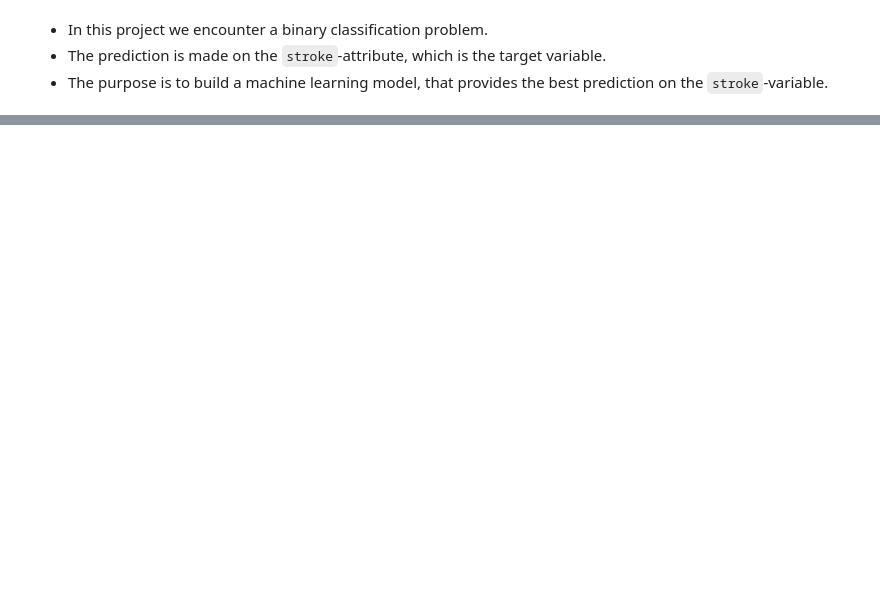
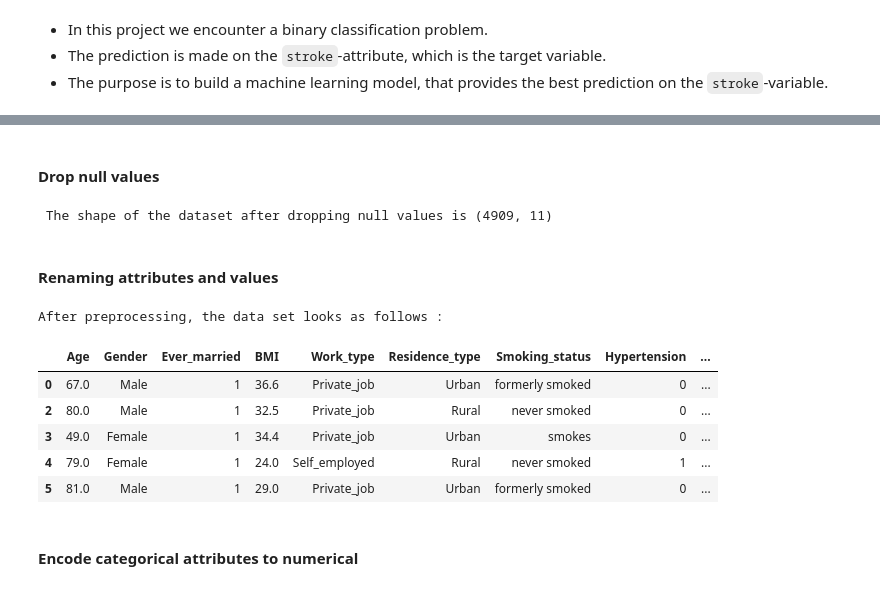
Before and after one commit to helenaglaring/BDM, a Jupyter notebook: BDM_stroke_prediction.ipynb, the cells around one changed output, grey strips where cells are left out. Cells and saved outputs as stored; diff of their text form; code cells hidden in the pictures; blank space fills up the shorter version.

```diff
--- a/BDM_stroke_prediction.ipynb
+++ b/BDM_stroke_prediction.ipynb
@@ -296,0 +275,32 @@ df.head()
+# %% [markdown]
+#### Drop null values
+# %%
+# Dropping null values from dataframe
+df.dropna(axis = 0, inplace = True)
+print (f' The shape of the dataset after dropping null values is {df.shape}')
+# %% [output]
+ The shape of the dataset after dropping null values is (4909, 11)
+# %% [markdown]
+#### Renaming attributes and values
+# %%
+
+df.rename(columns={"gender": "Gender","age": "Age","hypertension":"Hypertension","heart_disease":"Heart_disease","ever_married":"Ever_married","work_type":"Work_type","avg_glucose_level": "Avg_glucose_level","bmi":"BMI","smoking_status":"Smoking_status","stroke":"Stroke"}, inplace = True)
+
+df["Work_type"].replace({"Self-employed":"Self_employed","children":"Children", "Govt_job":"Government_job", "Private":"Private_job"}, inplace = True)
+#df["smoking_status"].replace({"never smoked":"Never Smoked","formerly smoked":"Formerly Smoked", "smokes":"Smokes"}, inplace = True)
+
+df = df[["Age","Gender","Ever_married","BMI","Work_type","Residence_type","Smoking_status","Hypertension","Heart_disease","Avg_glucose_level","Stroke"]]
+
+df["Ever_married"].replace({"No":0, "Yes":1}, inplace = True)
+print("After preprocessing, the data set looks as follows :")
+df.head()
+# %% [output]
+After preprocessing, the data set looks as follows :
+|  | Age | Gender | Ever_married | BMI | Work_type | Residence_type | Smoking_status | Hypertension | ... |
+| 0 | 67.0 | Male | 1 | 36.6 | Private_job | Urban | formerly smoked | 0 | ... |
+| 2 | 80.0 | Male | 1 | 32.5 | Private_job | Rural | never smoked | 0 | ... |
+| 3 | 49.0 | Female | 1 | 34.4 | Private_job | Urban | smokes | 0 | ... |
+| 4 | 79.0 | Female | 1 | 24.0 | Self_employed | Rural | never smoked | 1 | ... |
+| 5 | 81.0 | Male | 1 | 29.0 | Private_job | Urban | formerly smoked | 0 | ... |
+# %% [markdown]
+#### Encode categorical attributes to numerical
```
Also changed, not shown: parts of 21 cells of this notebook.
